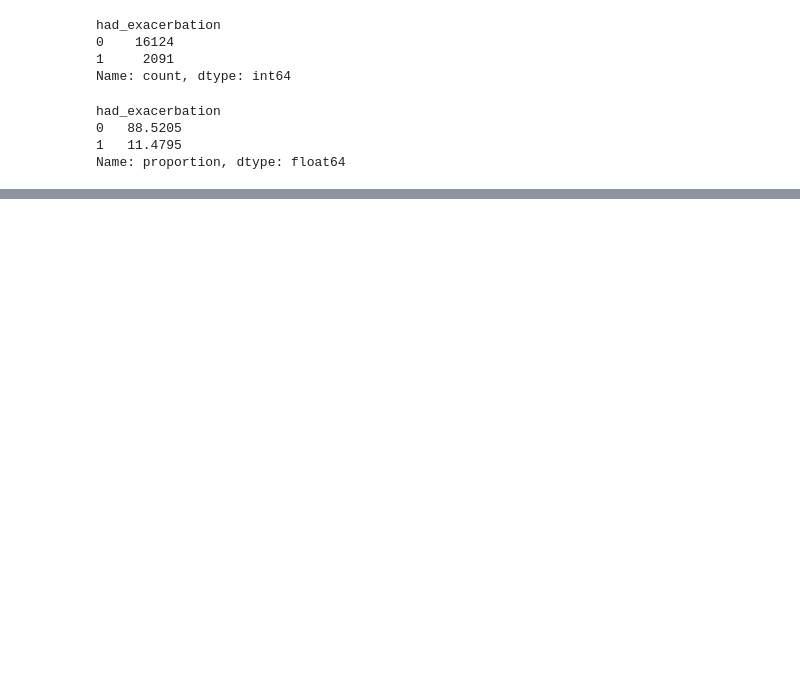
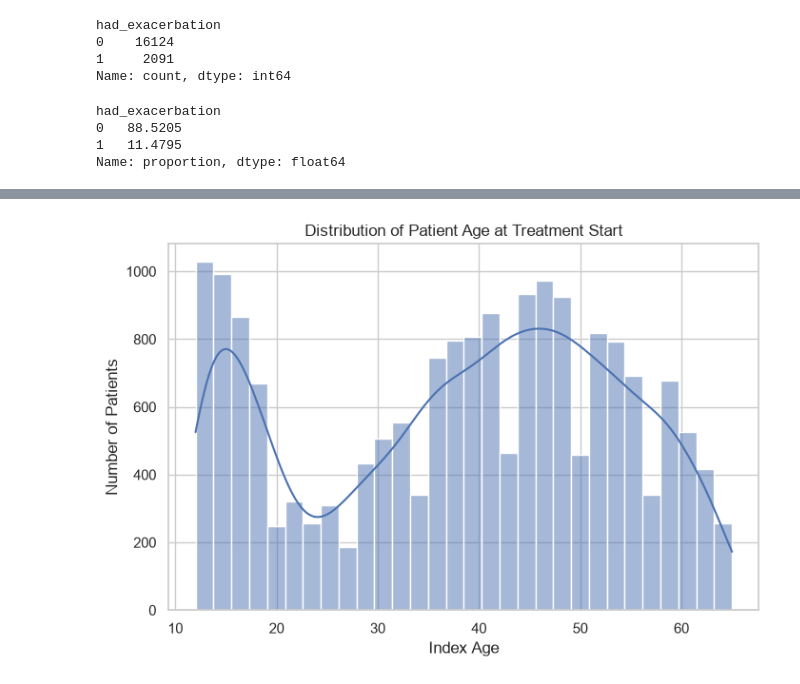
Before and after one commit to tarachd/drug-efficacy-asthma-ml, a Jupyter notebook: notebooks/01_data_understanding.ipynb, the cells around one changed output, grey strips where cells are left out. Saved outputs shown, nothing was run; the diff lists cells and outputs as text; code cells hidden in the pictures; blank space fills up the shorter version.

```diff
--- a/notebooks/01_data_understanding.ipynb
+++ b/notebooks/01_data_understanding.ipynb
@@ -438,0 +635,18 @@ Asthma drug efficacy modeling
+# %%
+# Age histogram
+
+plt.figure(figsize=(8, 5))
+
+sns.histplot(
+    data=df,
+    x="index_age",
+    bins=30,
+    kde=True
+)
+
+plt.title("Distribution of Patient Age at Treatment Start")
+plt.xlabel("Index Age")
+plt.ylabel("Number of Patients")
+plt.show()
+# %% [output]
+[figure, added]
```
Also changed, not shown: parts of 49 cells of this notebook.
